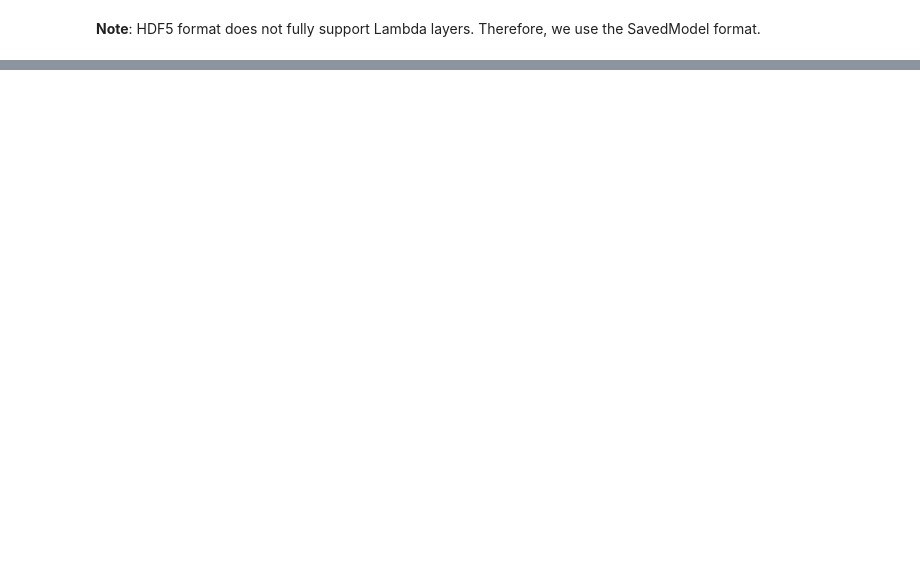
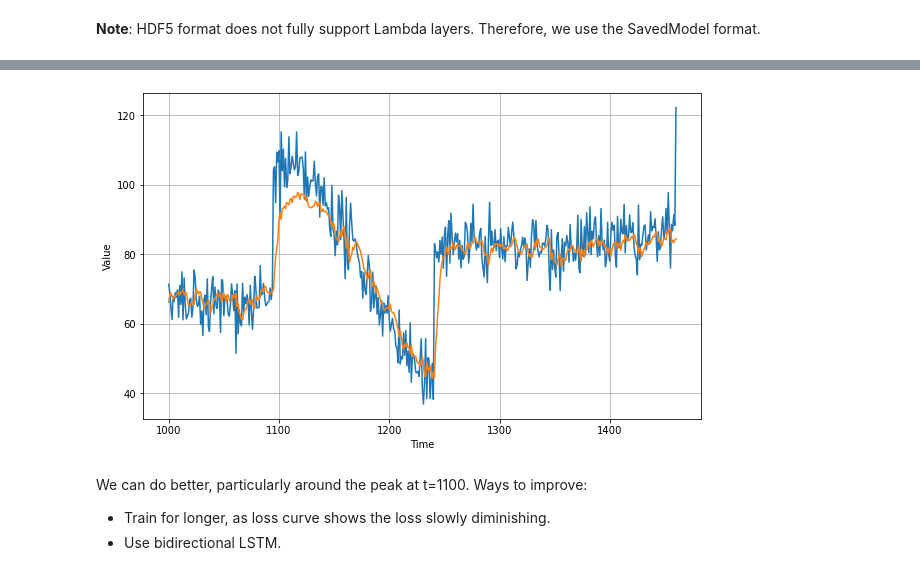
Before and after one commit to ayaan-anwar/coursera-tensorflow-developer-notes, a Jupyter notebook: Course_4.ipynb, the cells around one changed output, grey strips where cells are left out. Saved outputs shown, nothing was run; the diff lists cells and outputs as text; code cells hidden in the pictures; blank space fills up the shorter version.

```diff
--- a/Course_4.ipynb
+++ b/Course_4.ipynb
@@ -892,0 +912,19 @@ Epoch 100/100
+# %%
+model = tf.keras.models.Sequential([
+    tf.keras.layers.Conv1D(filters=32, kernel_size=5,
+                          strides=1, padding="causal",
+                          activation="relu",
+                          input_shape=[None, 1]),
+    tf.keras.layers.LSTM(32, return_sequences=True),
+    tf.keras.layers.LSTM(32),
+    tf.keras.layers.Dense(1),
+    tf.keras.layers.Lambda(lambda x : x * 200)
+])
+
+optimizer = tf.keras.optimizers.SGD(learning_rate=1e-5, momentum=0.9)
+
+model.compile(loss=tf.keras.losses.Huber(),
+              optimizer=optimizer,
+             metrics=["mae"])
+
+model.fit(dataset, epochs=100)
@@ -892,0 +950,13 @@ Epoch 100/100
+# %%
+# Reduce the original series
+forecast_series = series[split_time-window_size:-1]
+
+# Use helper function to generate predictions
+forecast = model_forecast(model, forecast_series, window_size, batch_size)
+
+# Drop single dimensional axis
+results = forecast.squeeze()
+
+# Plot the results
+plot_series(time_valid, (x_valid, results))
+# %% [output]
@@ -892,0 +964,5 @@ Epoch 100/100
+[figure, added]
+# %% [markdown]
+We can do better, particularly around the peak at t=1100. Ways to improve:
+- Train for longer, as loss curve shows the loss slowly diminishing.
+- Use bidirectional LSTM.
```
Also changed, not shown: parts of 34 cells of this notebook.
